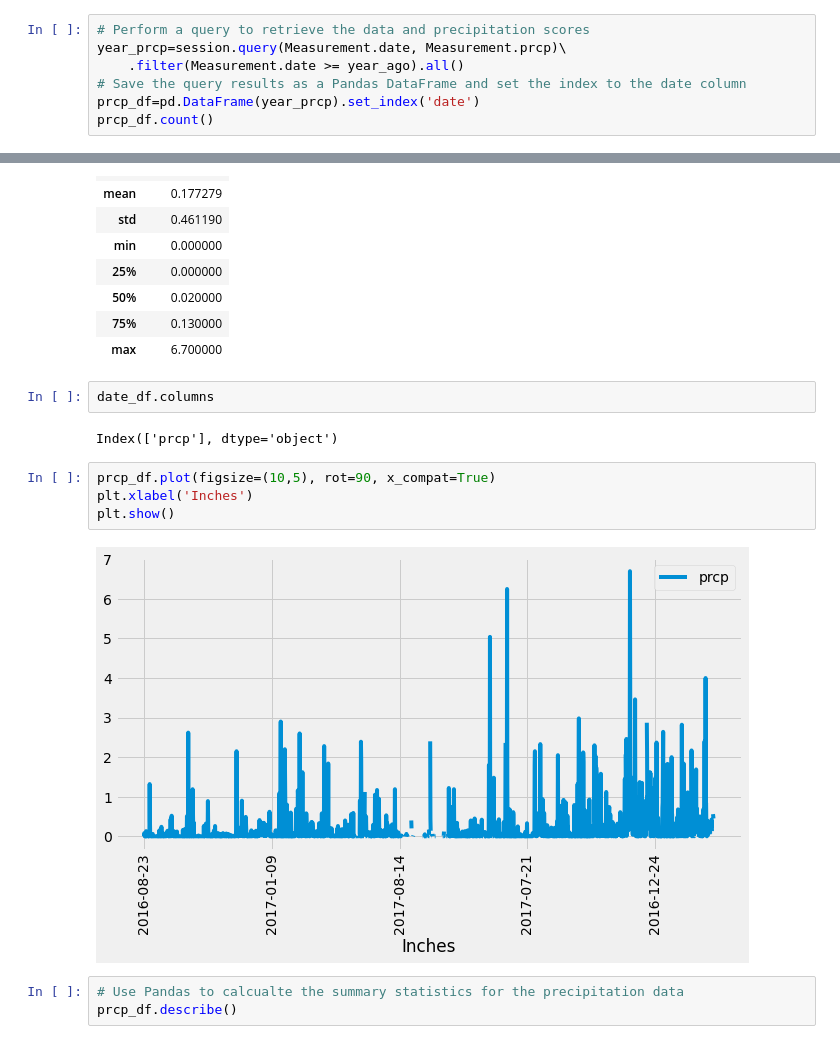
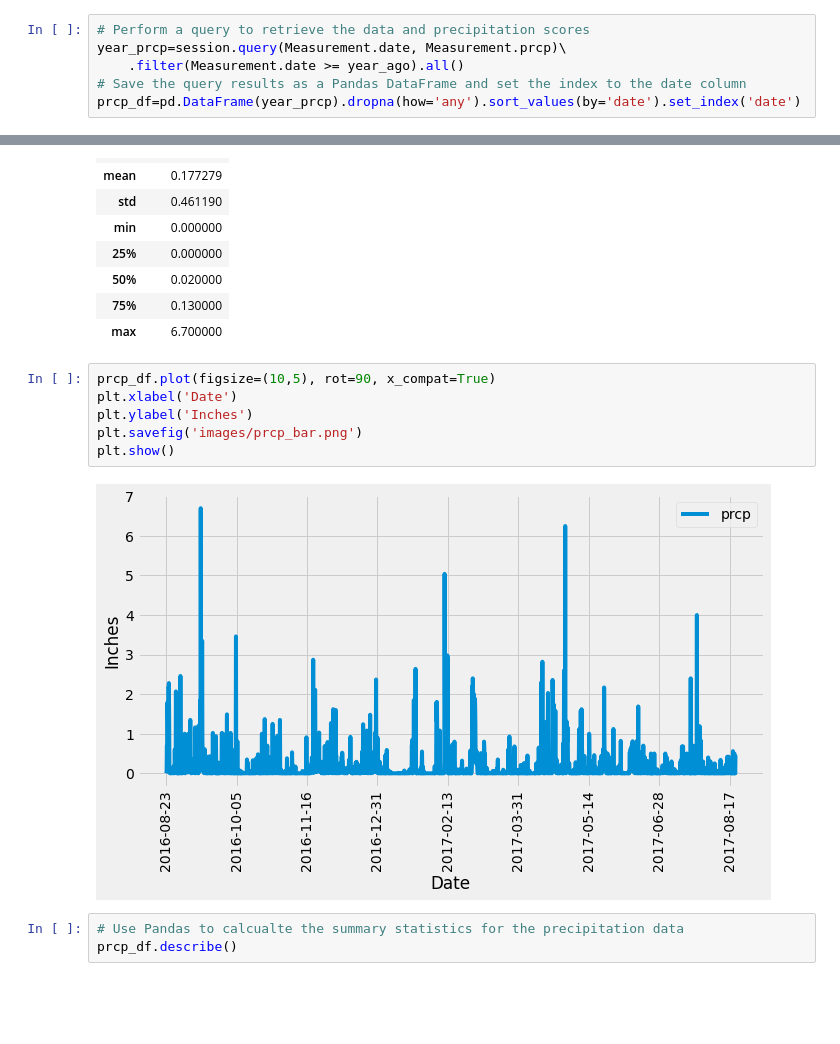
Before and after one commit to acsours/sqlalchemy-challenge, a Jupyter notebook: climate_starter.ipynb, the cells around one changed output, grey strips where cells are left out. Drawn from its saved outputs; the diff is of its cells as text; blank space fills up the shorter version.

Commit message:
added image output and cleaned readme

```diff
--- a/climate_starter.ipynb
+++ b/climate_starter.ipynb
@@ -158,5 +158,4 @@ Query Date:  2016-08-23
 year_prcp=session.query(Measurement.date, Measurement.prcp)\
     .filter(Measurement.date >= year_ago).all()
 # Save the query results as a Pandas DataFrame and set the index to the date column
-prcp_df=pd.DataFrame(year_prcp).set_index('date')
-prcp_df.count()
+prcp_df=pd.DataFrame(year_prcp).dropna(how='any').sort_values(by='date').set_index('date')
@@ -226,16 +186,14 @@ prcp_df.describe()
 | 50% | 0.020000 |
 | 75% | 0.130000 |
 | max | 6.700000 |
-# %%
-date_df.columns
-# %% [output]
-Index(['prcp'], dtype='object')
 # %%
 prcp_df.plot(figsize=(10,5), rot=90, x_compat=True)
-plt.xlabel('Inches')
+plt.xlabel('Date')
+plt.ylabel('Inches')
+plt.savefig('images/prcp_bar.png')
 plt.show()
 # %% [output]
-[figure, old version]
+[figure, new version]
 # %%
 # Use Pandas to calcualte the summary statistics for the precipitation data
 prcp_df.describe()
```
Also changed, not shown: parts of 20 cells of this notebook, 5 other files.
